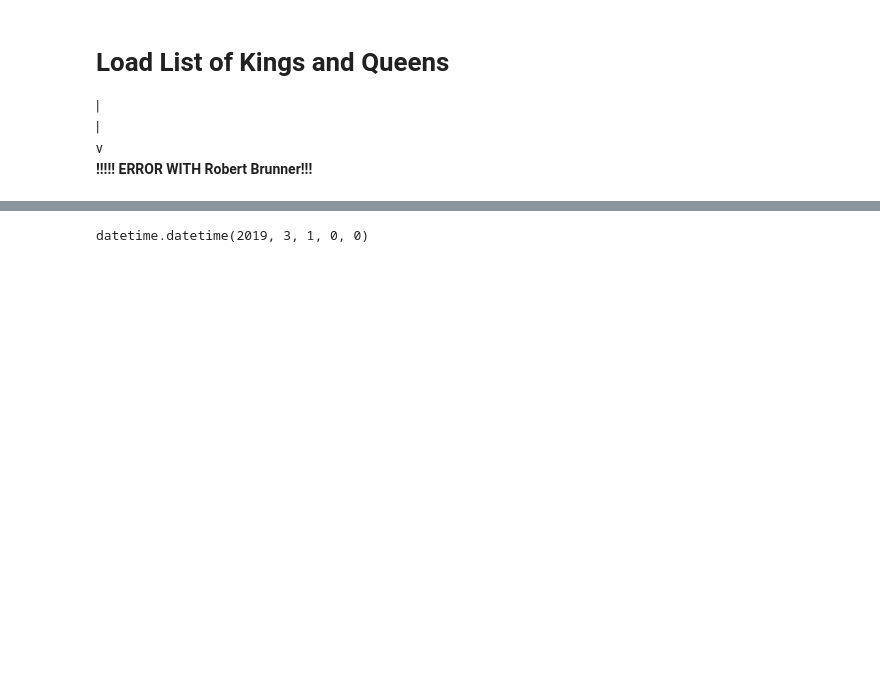
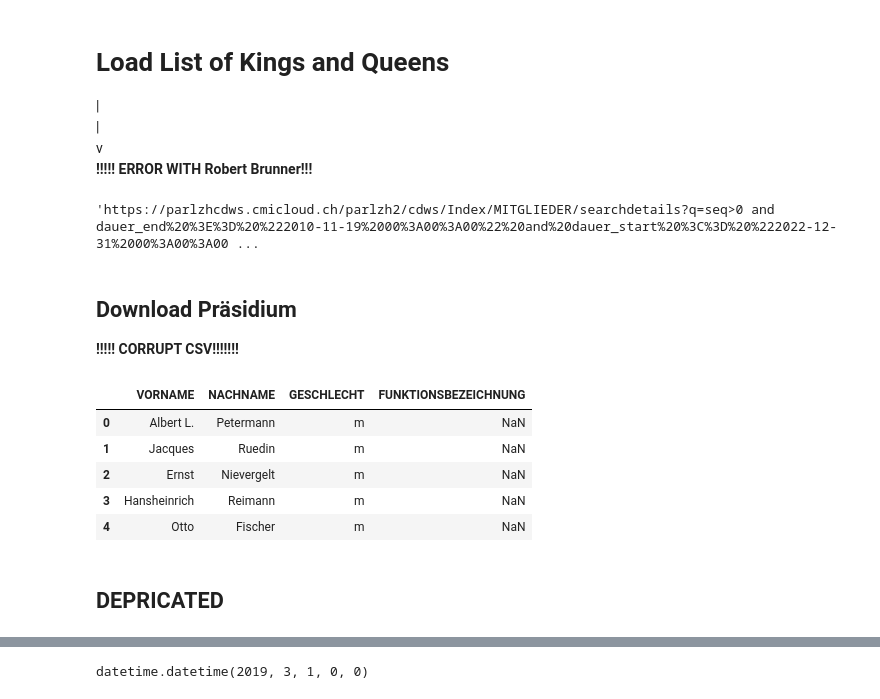
Before and after one commit to simonhuwiler/nzz_zh_kantonsrat, a Jupyter notebook: src/0_additional_data.ipynb, the cells around one changed output, grey strips where cells are left out. Drawn from its saved outputs; the diff is of its cells as text; code cells hidden in the pictures; blank space fills up the shorter version.

```diff
--- a/src/0_additional_data.ipynb
+++ b/src/0_additional_data.ipynb
@@ -23,6 +23,10 @@ r = requests.get(url % urllib.parse.quote(param))
 # Load XML
 tree = ET.ElementTree(ET.fromstring(r.text))
 root = tree.getroot()
+# %%
+url % urllib.parse.quote(param)
+# %% [output]
+'https://parlzhcdws.cmicloud.ch/parlzh2/cdws/Index/MITGLIEDER/searchdetails?q=seq>0 and dauer_end%20%3E%3D%20%222010-11-19%2000%3A00%3A00%22%20and%20dauer_start%20%3C%3D%20%222022-12-31%2000%3A00%3A00 ...
 # %%
 # Parse XML
 ns = {
@@ -75,3 +84,33 @@ df = pd.DataFrame(records)
 
 # Save
 df.to_csv(Path('../export/mitglieder.csv'), index=False)
+# %% [markdown]
+## Download Präsidium
+**!!!!! CORRUPT CSV!!!!!!!**
+# %%
+# ANPASSEN! https://raw.githubusercontent.com/openZH/krdb-lod/master/data/funktionen.csv
+df_funktion = pd.read_csv('/Users/simon/Downloads/funktionen.csv', encoding='utf-8')
+#df_person = pd.read_csv('https://raw.githubusercontent.com/openZH/krdb-lod/master/data/personen.csv')
+df_person = pd.read_csv('/Users/simon/Downloads/personen.csv')
+
+# Filter
+df_funktion = df_funktion[df_funktion.FUNKTIONSBEZEICHNUNG.isin(['1. Vizepräsidium', 'Präsidium', '2. Vizepräsidium'])]
+# %%
+df_merged = df_funktion.merge(df_person, on = 'ID_PERSON_NEW')
+
+df_merged['start'] = df_merged.apply(lambda row: "%s-%2d-%2d" % (row['DATUM_VON_JAHR'], row['DATUM_VON_MONAT'], row['DATUM_VON_TAG']), axis=1)
+df_merged['end'] = df_merged.apply(lambda row: "%s-%2d-%2d" % (row['DATUM_BIS_JAHR'], row['DATUM_BIS_MONAT'], row['DATUM_BIS_TAG']), axis=1)
+
+df_merged = df_merged[['VORNAME', 'NACHNAME', 'GESCHLECHT', 'FUNKTIONSBEZEICHNUNG', 'start', 'end']]
+df_merged.rename(columns={'VORNAME': 'vorname', 'NACHNAME': 'nachname', 'GESCHLECHT': 'geschlecht', 'FUNKTIONSBEZEICHNUNG': 'funktion'}, inplace=True)
+
+df_merged.to_csv(Path('../export/funktion.csv'), index=False)
+# %% [output]
+|  | VORNAME | NACHNAME | GESCHLECHT | FUNKTIONSBEZEICHNUNG |
+| 0 | Albert L. | Petermann | m | NaN |
+| 1 | Jacques | Ruedin | m | NaN |
+| 2 | Ernst | Nievergelt | m | NaN |
+| 3 | Hansheinrich | Reimann | m | NaN |
+| 4 | Otto | Fischer | m | NaN |
+# %% [markdown]
+## DEPRICATED
```
Also changed, not shown: parts of 2 cells of this notebook, 1 other file.
